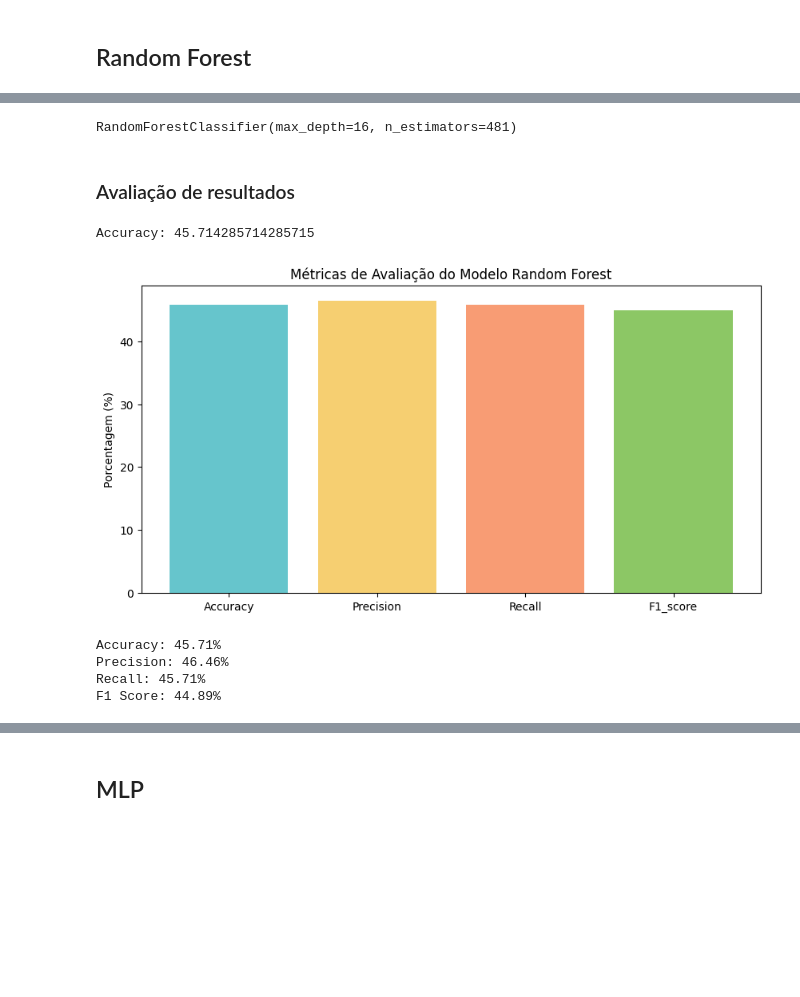
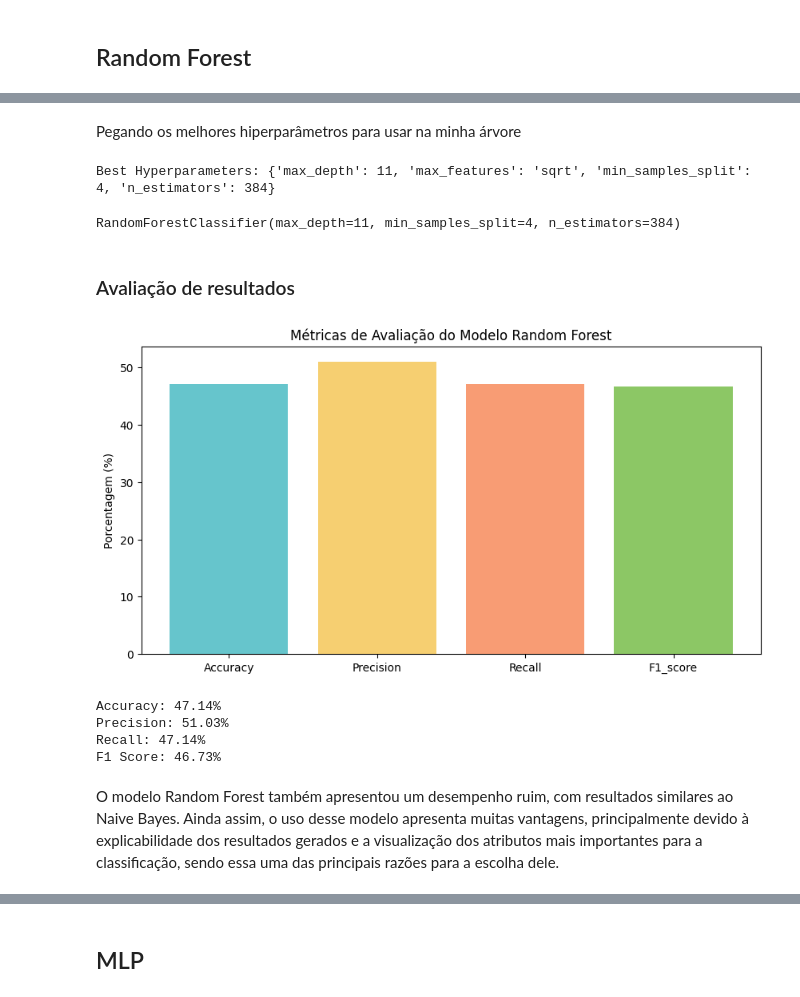
Before and after one commit to felipeduartea/projeto-ia, a Jupyter notebook: Trabalho_IA.ipynb, the cells around one changed output, grey strips where cells are left out. Cells and saved outputs as stored; diff of their text form; code cells hidden in the pictures; blank space fills up the shorter version.

```diff
--- a/Trabalho_IA.ipynb
+++ b/Trabalho_IA.ipynb
@@ -246,39 +280,70 @@ Melhores Hiperparâmetros: {'max_depth': 16, 'n_estimators': 481}
+# %% [markdown]
+Pegando os melhores hiperparâmetros para usar na minha árvore
+# %%
+
+from sklearn.ensemble import RandomForestClassifier
+from sklearn.model_selection import RandomizedSearchCV
+from scipy.stats import randint
+
+rf = RandomForestClassifier()
+
+param_dist = {
+    'n_estimators': randint(100, 1000),
+    'max_depth': randint(1, 50),
+    'min_samples_split': randint(2, 11),
+    'max_features': ['sqrt', 'log2'],
+}
+
+rand_search = RandomizedSearchCV(rf,
+                                 param_distributions=param_dist,
+                                 n_iter=100,
+                                 cv=5,
+                                 n_jobs=-1)
+
+rand_search.fit(X_resampled, y_resampled)
+
+best_rf = rand_search.best_estimator_
+
+print('Best Hyperparameters:', rand_search.best_params_)
+
+
+max_depth = rand_search.best_params_['max_depth']
+max_features = rand_search.best_params_['max_features']
+min_samples_split = rand_search.best_params_['min_samples_split']
+n_estimators = rand_search.best_params_['n_estimators']
+# %% [output]
+Best Hyperparameters: {'max_depth': 11, 'max_features': 'sqrt', 'min_samples_split': 4, 'n_estimators': 384}
 # %%
-rf = RandomForestClassifier(max_depth= max_depth, n_estimators= n_estimators)
+rf = RandomForestClassifier(max_depth= max_depth, n_estimators= n_estimators, min_samples_split= min_samples_split, max_features= max_features)
 rf.fit(X_resampled, y_resampled)
 # %% [output]
-RandomForestClassifier(max_depth=16, n_estimators=481)
+RandomForestClassifier(max_depth=11, min_samples_split=4, n_estimators=384)
 # %% [markdown]
 ### Avaliação de resultados
-# %%
-y_pred = best_rf.predict(X_test)
-print('Accuracy:', accuracy_score(y_test, y_pred) * 100)
-# %% [output]
-Accuracy: 45.714285714285715
 # %%
 accuracy = accuracy_score(y_test, y_pred) * 100
 precision = precision_score(y_test, y_pred, average='weighted') * 100
 recall = recall_score(y_test, y_pred, average='weighted') * 100
-f1 = f1_score(y_test, y_pred, average='weighted') * 100
+f1_rand = f1_score(y_test, y_pred, average='weighted') * 100
 
 metrics = ['Accuracy', 'Precision', 'Recall', 'F1_score']
-values = [accuracy, precision, recall, f1]
+values = [accuracy, precision, recall, f1_rand]
 
 plt.figure(figsize=(10, 5))
 plt.bar(metrics, values, color=['#66c5cc', '#f6cf71', '#f89c74', '#8cc765', '#9eb9f3'])
 plt.ylabel('Porcentagem (%)')
 plt.title('Métricas de Avaliação do Modelo Random Forest')
 
 
 plt.show()
 
 print(f'Accuracy: {accuracy:.2f}%')
 print(f'Precision: {precision:.2f}%')
 print(f'Recall: {recall:.2f}%')
-print(f'F1 Score: {f1:.2f}%')
+print(f'F1 Score: {f1_rand:.2f}%')
 # %% [output]
-[figure, old version]
+[figure, new version]
-Accuracy: 45.71%
-Precision: 46.46%
-Recall: 45.71%
-F1 Score: 44.89%
+Accuracy: 47.14%
+Precision: 51.03%
+Recall: 47.14%
+F1 Score: 46.73%
@@ -290,3 +350,8 @@ F1 Score: 44.89%
+# %% [markdown]
+O modelo Random Forest também apresentou um desempenho ruim, com resultados similares ao Naive Bayes.
+Ainda assim, o uso desse modelo apresenta muitas vantagens, principalmente devido à explicabilidade dos resultados gerados
+e a visualização dos atributos mais importantes para a classificação, sendo essa uma das principais razões para a escolha
+dele.
 # %%
 cm = confusion_matrix(y_test, y_pred)
 
```
Also changed, not shown: parts of 56 cells of this notebook.
